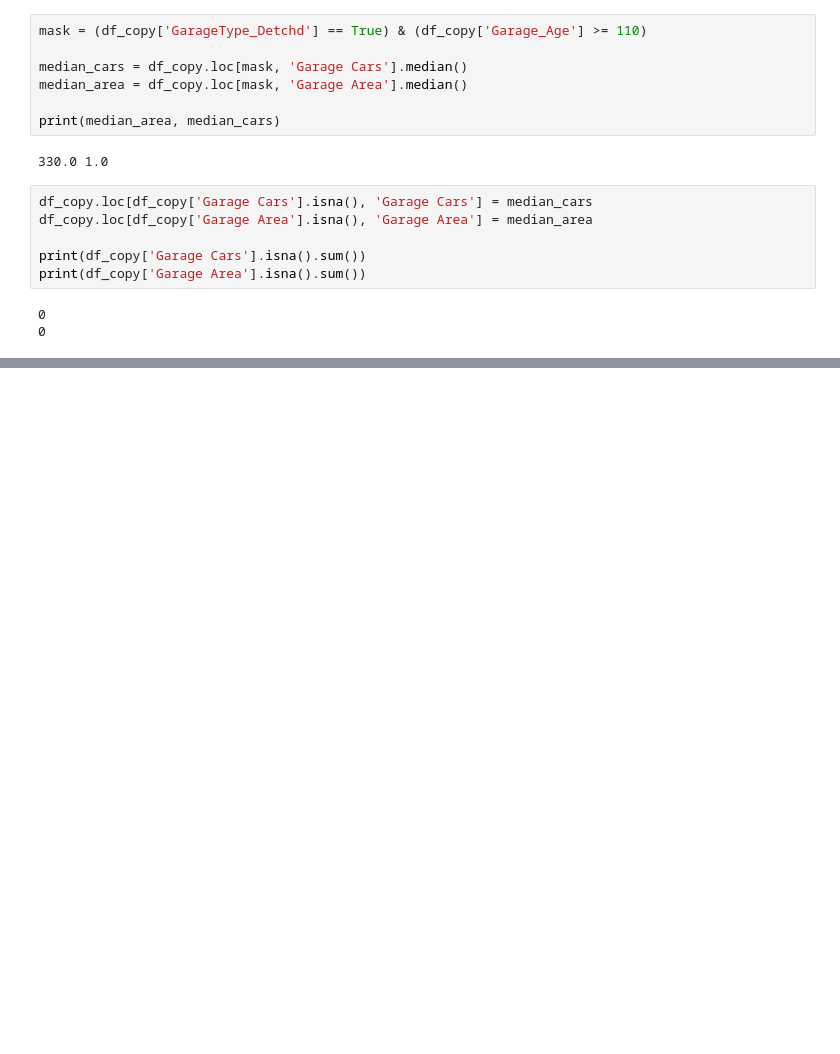
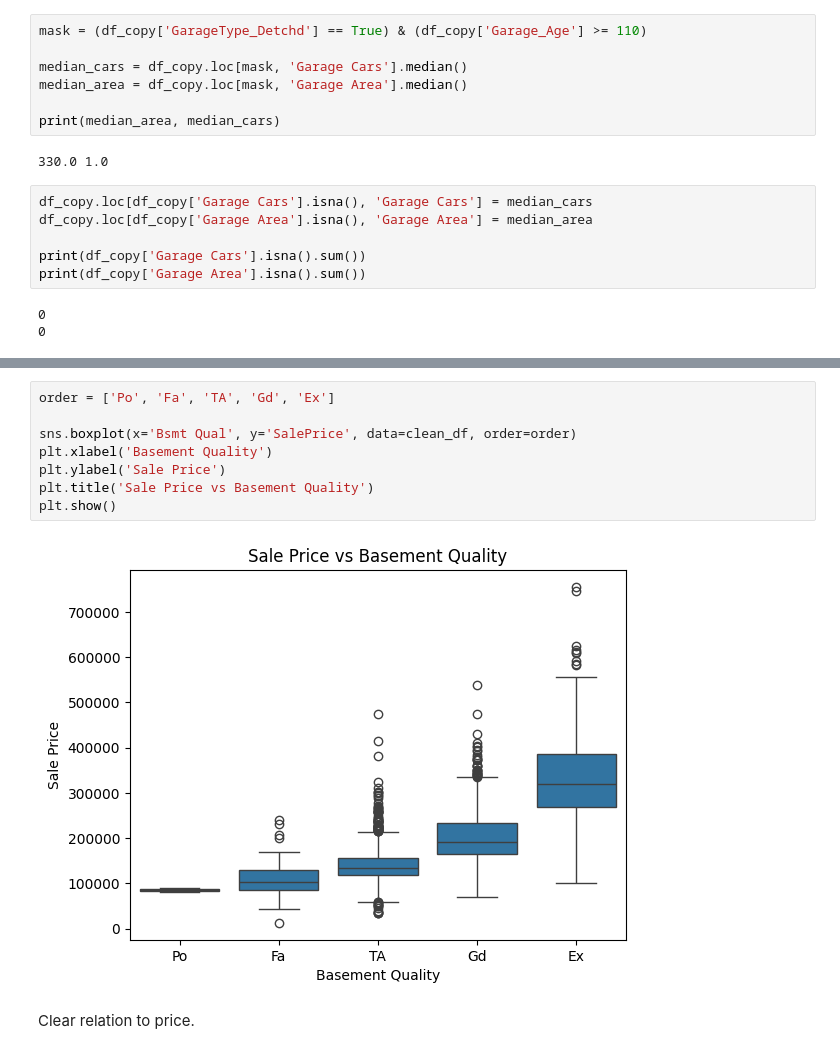
Before and after one commit to hedesiustefan/ML_Project, a Jupyter notebook: dataexplore.ipynb, the cells around one changed output, grey strips where cells are left out. Drawn from its saved outputs; the diff is of its cells as text; blank space fills up the shorter version.

```diff
--- a/dataexplore.ipynb
+++ b/dataexplore.ipynb
@@ -1056,0 +1192,12 @@ print(df_copy['Garage Area'].isna().sum())
+# %%
+order = ['Po', 'Fa', 'TA', 'Gd', 'Ex']
+
+sns.boxplot(x='Bsmt Qual', y='SalePrice', data=clean_df, order=order)
+plt.xlabel('Basement Quality')
+plt.ylabel('Sale Price')
+plt.title('Sale Price vs Basement Quality')
+plt.show()
+# %% [output]
+[figure, added]
+# %% [markdown]
+Clear relation to price.
```
Also changed, not shown: parts of 37 cells of this notebook.
